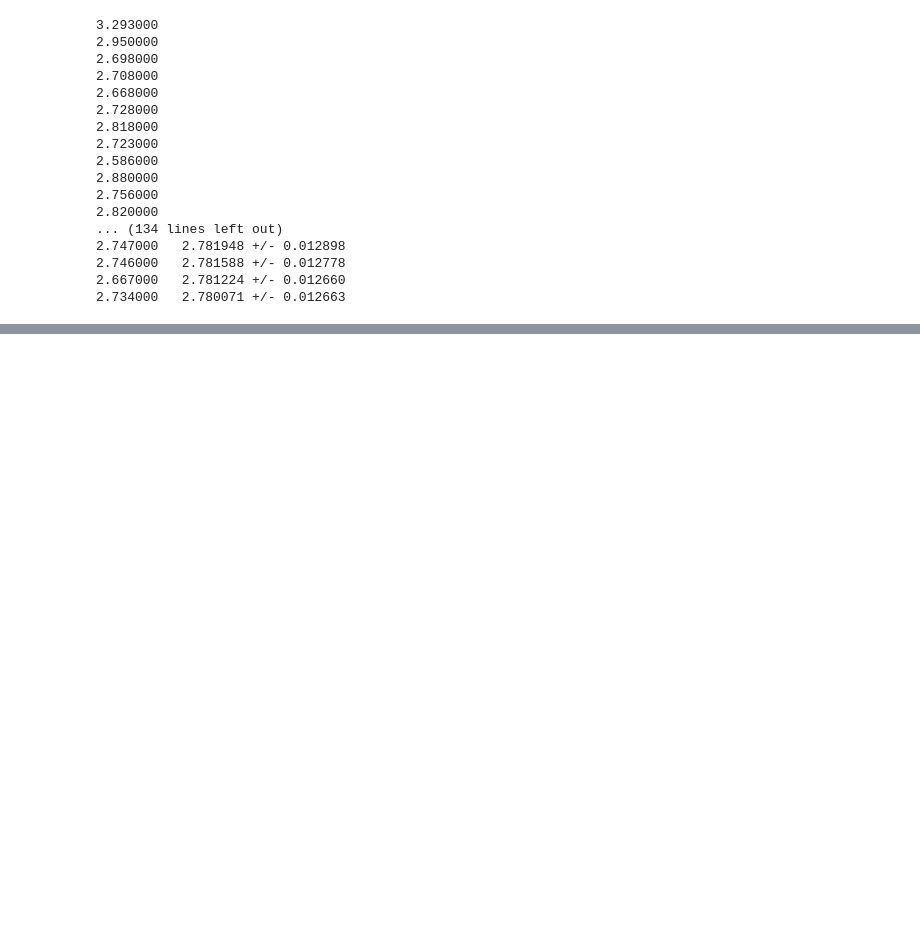
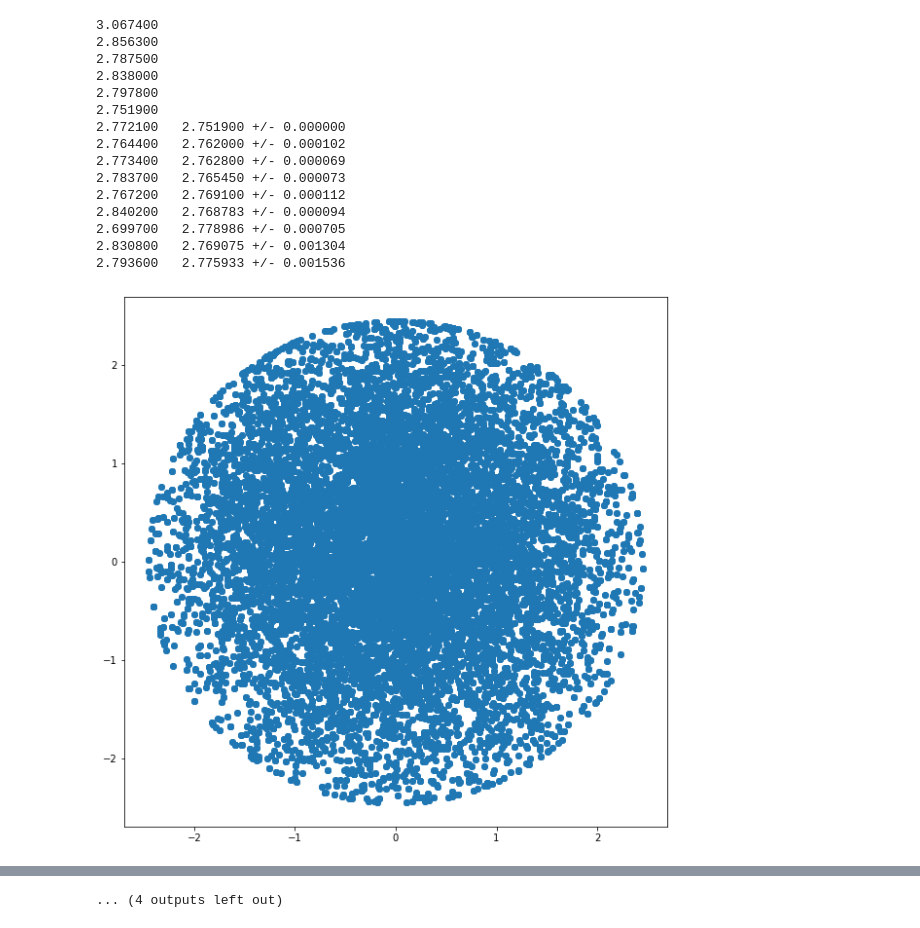
Before and after one commit to magnoxemo/mesh_amalgamation_test, a Jupyter notebook: src/main.ipynb, the cells around one changed output, grey strips where cells are left out. Cells and saved outputs as stored; diff of their text form; code cells hidden in the pictures; blank space fills up the shorter version.

```diff
--- a/src/main.ipynb
+++ b/src/main.ipynb
@@ -191,7 +191,7 @@ for batch in range (active_batch+inactive_batch):
                         x_cell_index=int(pos[0]/dx)
                         y_cell_index=int(pos[1]/dy)
 
-                        scalar_flux[x_cell_index][y_cell_index]=scalar_flux[x_cell_index][y_cell_index]+weight*l
+                        scalar_flux[x_cell_index][y_cell_index]=scalar_flux[x_cell_index][y_cell_index]+weight
 
                     elif reaction_type=='capture':
                         '''
@@ -202,7 +202,7 @@ for batch in range (active_batch+inactive_batch):
                         x_cell_index=int(pos[0]/dx)
                         y_cell_index=int(pos[1]/dy)
 
-                        scalar_flux[x_cell_index][y_cell_index]=scalar_flux[x_cell_index][y_cell_index]+weight*l
+                        scalar_flux[x_cell_index][y_cell_index]=scalar_flux[x_cell_index][y_cell_index]+weight/number_of_neutrons
 
                         alive=False
 
@@ -214,55 +214,54 @@ for batch in range (active_batch+inactive_batch):
                             3. keep the record of the fission site's weights
 
                         '''
-
-
                         rand_num=np.random.rand()
 
                         if rand_num>(material.nu-int(material.nu)):
                             new_neutrons=int(material.nu)+1
                         else:
                             new_neutrons=int(material.nu)
 
                         x_cell_index=int(pos[0]/dx)
                         y_cell_index=int(pos[1]/dy)
                         next_gen_neutron=next_gen_neutron+new_neutrons
 
-                        scalar_flux[x_cell_index][y_cell_index]=scalar_flux[x_cell_index][y_cell_index]+weight*l
+                        scalar_flux[x_cell_index][y_cell_index]=scalar_flux[x_cell_index][y_cell_index]+weight/number_of_neutrons
 
                         for i in range (new_neutrons):
                             fission_sites_y=np.append(fission_sites_y,pos[1])
                             fission_sites_x=np.append(fission_sites_x,pos[0])
 
-
-
+        plt.figure(figsize=(10,10))
+        plt.scatter(fission_sites_x,fission_sites_y)
         for i in range(number_of_neutrons):
             x[i]=random.choice(fission_sites_x)
             y[i]=random.choice(fission_sites_y)
 
         fission_sites_x=np.array([])
         fission_sites_y=np.array([])
 
     k[batch]=(next_gen_neutron/number_of_neutrons)
     if batch> inactive_batch:
         print('%.6f' % (next_gen_neutron/number_of_neutrons), ' ','%.6f' % np.mean(k[inactive_batch:batch]),"+/-",'%.6f' % np.var(k[inactive_batch:batch]))
     else:
         print('%.6f' % (next_gen_neutron/number_of_neutrons))
     number_of_neutrons=next_gen_neutron
+
+    scalar_flux=np.zeros_like(scalar_flux)
 # %% [output]
-3.293000
-2.950000
-2.698000
-2.708000
-2.668000
-2.728000
-2.818000
-2.723000
-2.586000
-2.880000
-2.756000
-2.820000
-... (134 lines left out)
-2.747000   2.781948 +/- 0.012898
-2.746000   2.781588 +/- 0.012778
-2.667000   2.781224 +/- 0.012660
-2.734000   2.780071 +/- 0.012663
+3.067400
+2.856300
+2.787500
+2.838000
+2.797800
+2.751900
+2.772100   2.751900 +/- 0.000000
+2.764400   2.762000 +/- 0.000102
+2.773400   2.762800 +/- 0.000069
+2.783700   2.765450 +/- 0.000073
+2.767200   2.769100 +/- 0.000112
+2.840200   2.768783 +/- 0.000094
+2.699700   2.778986 +/- 0.000705
+2.830800   2.769075 +/- 0.001304
+2.793600   2.775933 +/- 0.001536
+[figure, added]
@@ -269,2 +278,3 @@ for batch in range (active_batch+inactive_batch):
+... (4 outputs left out)
 # %%
 print(np.mean(k[inactive_batch:]),"+/-",np.var(k[inactive_batch:]))
```
Also changed, not shown: parts of 8 cells of this notebook.
